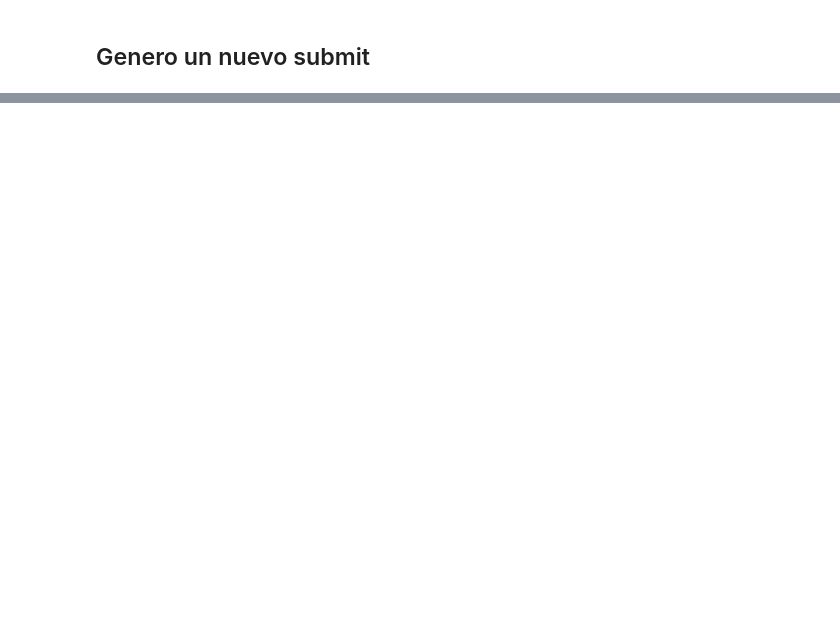
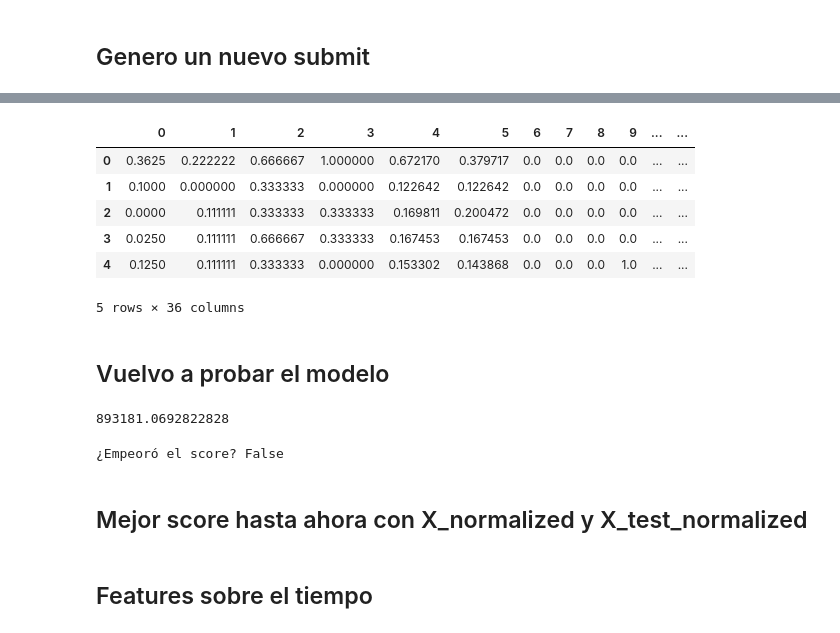
Before and after one commit to luctiz/Grupo43-TP2, a Jupyter notebook: TP2-Features-Soledad.ipynb, the cells around one changed output, grey strips where cells are left out. Drawn from its saved outputs; the diff is of its cells as text; code cells hidden in the pictures; blank space fills up the shorter version.

```diff
--- a/TP2-Features-Soledad.ipynb
+++ b/TP2-Features-Soledad.ipynb
@@ -648,0 +754,5 @@ X_test_normalized[['feature_svd1', 'feature_svd2', 'feature_svd3']] = features_t
+# %%
+#Set de test
+aprox2_test = np.matrix(u_test[:, :2]) * np.diag(s_test[:2])
+features2_test = pd.DataFrame(aprox2_test)
+features2_test.head()
@@ -648,0 +766,4 @@ X_test_normalized[['feature_svd1', 'feature_svd2', 'feature_svd3']] = features_t
+# %%
+X_test_3 = X_test.copy()
+X_test_3[['feature_svd1', 'feature_svd2']] = features2_test
+X_test_3.head()
@@ -648,0 +778,29 @@ X_test_normalized[['feature_svd1', 'feature_svd2', 'feature_svd3']] = features_t
+# %%
+X_test_normalized_3 = normalizar_data(X_test_3)
+X_test_normalized_3.head()
+# %% [output]
+|  | 0 | 1 | 2 | 3 | 4 | 5 | 6 | 7 | 8 | 9 | ... | ... |
+| 0 | 0.3625 | 0.222222 | 0.666667 | 1.000000 | 0.672170 | 0.379717 | 0.0 | 0.0 | 0.0 | 0.0 | ... | ... |
+| 1 | 0.1000 | 0.000000 | 0.333333 | 0.000000 | 0.122642 | 0.122642 | 0.0 | 0.0 | 0.0 | 0.0 | ... | ... |
+| 2 | 0.0000 | 0.111111 | 0.333333 | 0.333333 | 0.169811 | 0.200472 | 0.0 | 0.0 | 0.0 | 0.0 | ... | ... |
+| 3 | 0.0250 | 0.111111 | 0.666667 | 0.333333 | 0.167453 | 0.167453 | 0.0 | 0.0 | 0.0 | 0.0 | ... | ... |
+| 4 | 0.1250 | 0.111111 | 0.333333 | 0.000000 | 0.153302 | 0.143868 | 0.0 | 0.0 | 0.0 | 1.0 | ... | ... |
+5 rows × 36 columns
+# %% [markdown]
+## Vuelvo a probar el modelo
+# %%
+RF_model.fit(X_normalized_3, Y)
+scores = cross_val_score(RF_model , X_normalized_3, Y, scoring="neg_mean_absolute_error", cv=10)
+RF_mae_score5 = -scores.mean()
+RF_mae_score5
+# %% [output]
+893181.0692822828
+# %%
+#¿Qué paso con el score luego de agregar estos features?
+print("¿Empeoró el score?",(RF_mae_score5 > RF_mae_score4))
+# %% [output]
+¿Empeoró el score? False
+# %% [markdown]
+## Mejor score hasta ahora con X_normalized y X_test_normalized
+# %% [markdown]
+## Features sobre el tiempo
```
Also changed, not shown: parts of 77 cells of this notebook.
